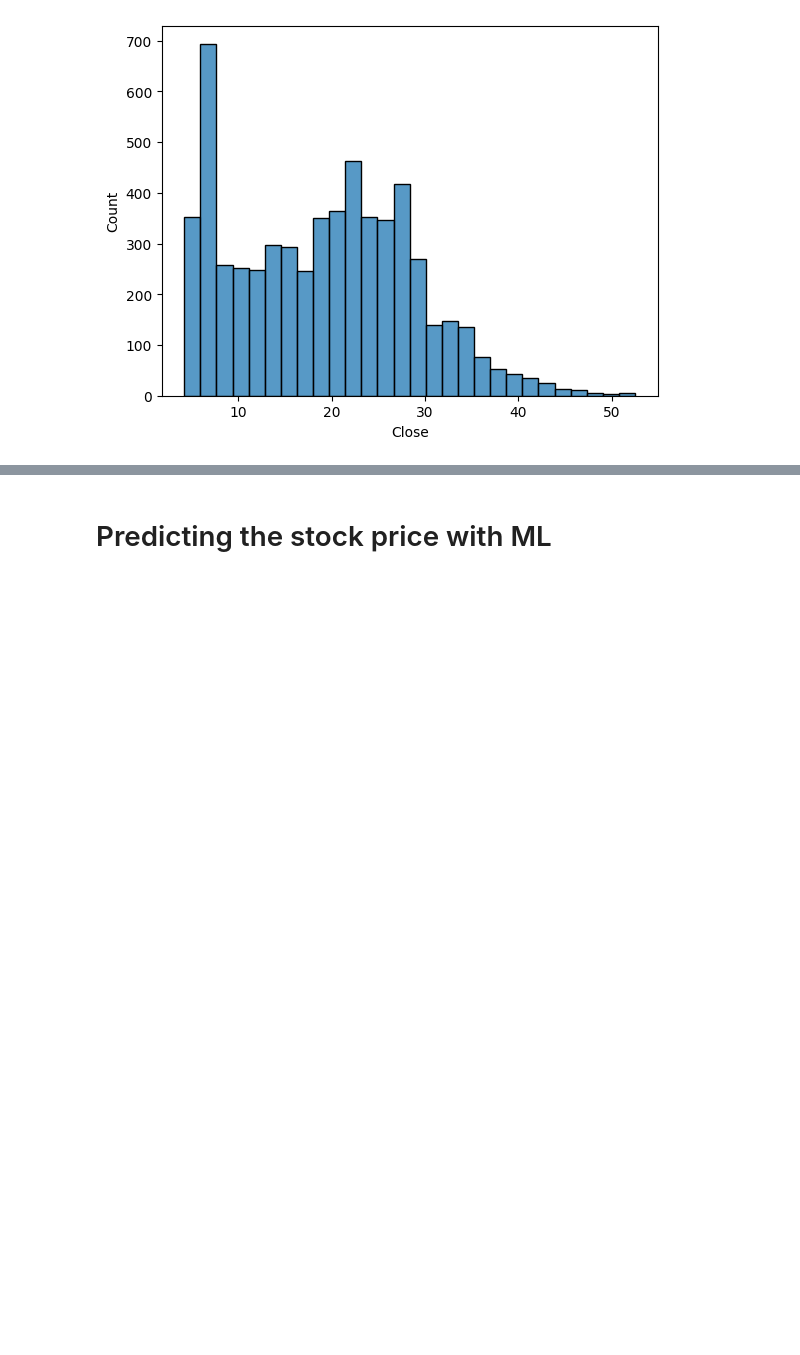
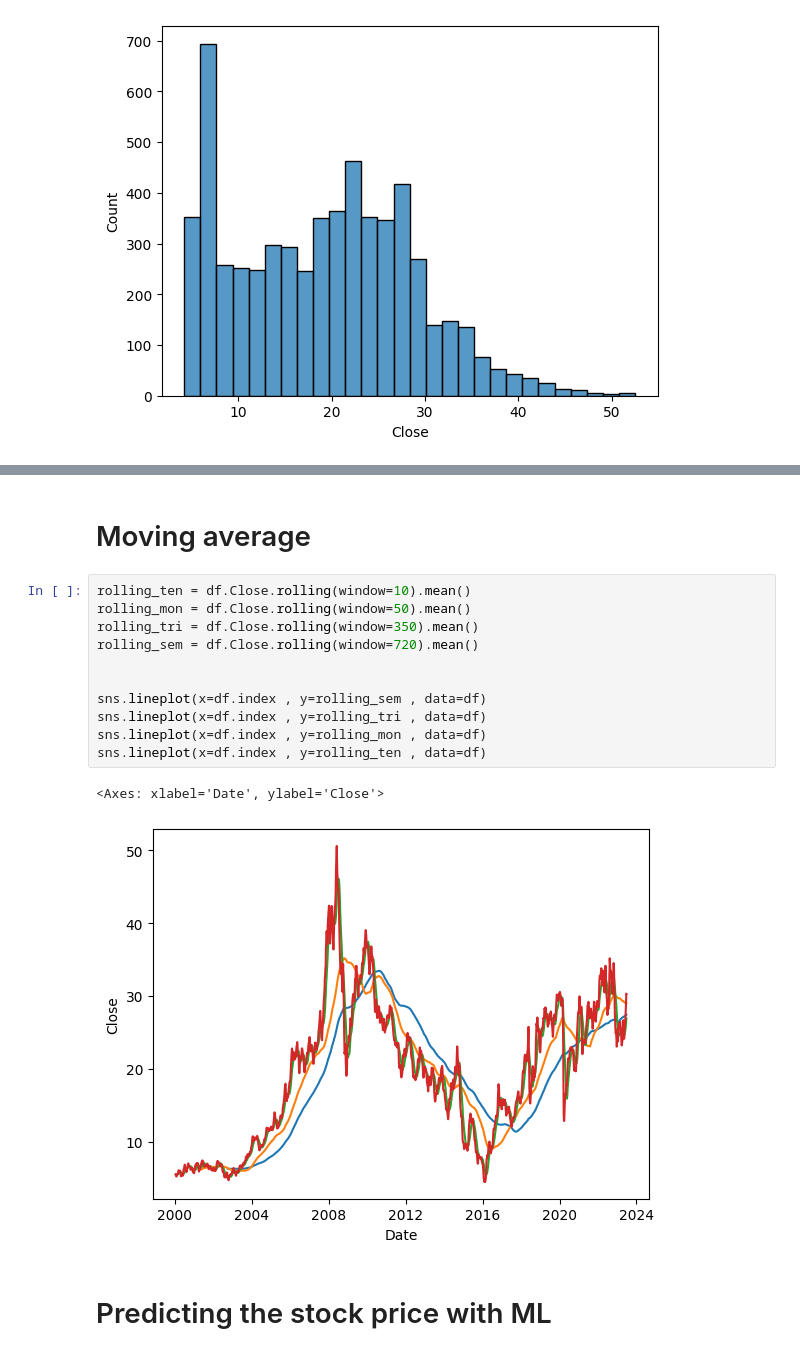
Before and after one commit to up841068/petropredict, a Jupyter notebook: PBR_predictive_model/notebooks/predictions.ipynb, the cells around one changed output, grey strips where cells are left out. Cells and saved outputs as stored; diff of their text form; blank space fills up the shorter version.

```diff
--- a/PBR_predictive_model/notebooks/predictions.ipynb
+++ b/PBR_predictive_model/notebooks/predictions.ipynb
@@ -123,6 +123,22 @@ Close        0
 Adj Close    0
 Volume       0
 dtype: int64
+# %% [markdown]
+# Moving average
+# %%
+rolling_ten = df.Close.rolling(window=10).mean()
+rolling_mon = df.Close.rolling(window=50).mean()
+rolling_tri = df.Close.rolling(window=350).mean()
+rolling_sem = df.Close.rolling(window=720).mean()
+
+
+sns.lineplot(x=df.index , y=rolling_sem , data=df)
+sns.lineplot(x=df.index , y=rolling_tri , data=df)
+sns.lineplot(x=df.index , y=rolling_mon , data=df)
+sns.lineplot(x=df.index , y=rolling_ten , data=df)
+# %% [output]
+<Axes: xlabel='Date', ylabel='Close'>
+[figure, added]
 # %% [markdown]
 # Predicting the stock price with ML
 # %% [markdown]
```
Also changed, not shown: parts of 15 cells of this notebook.
